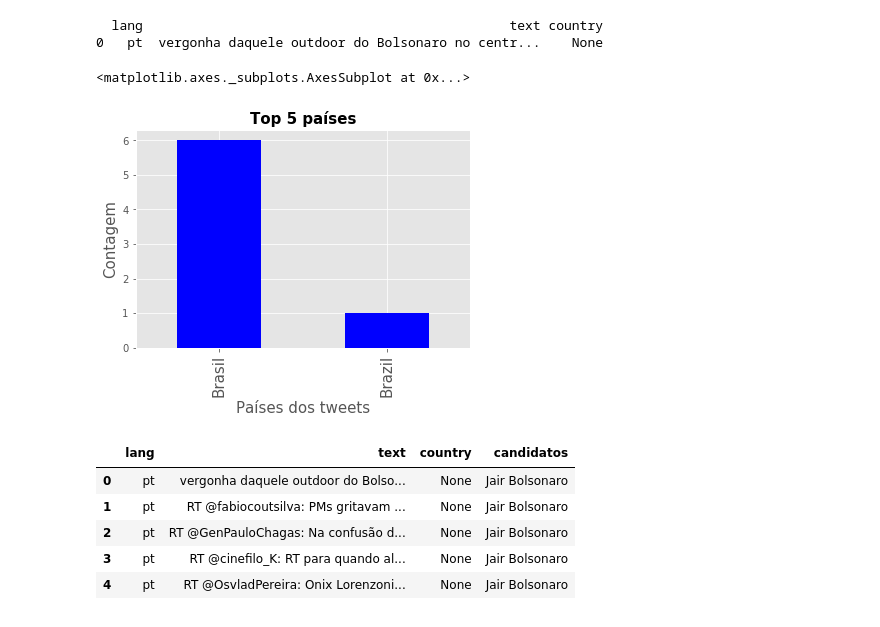
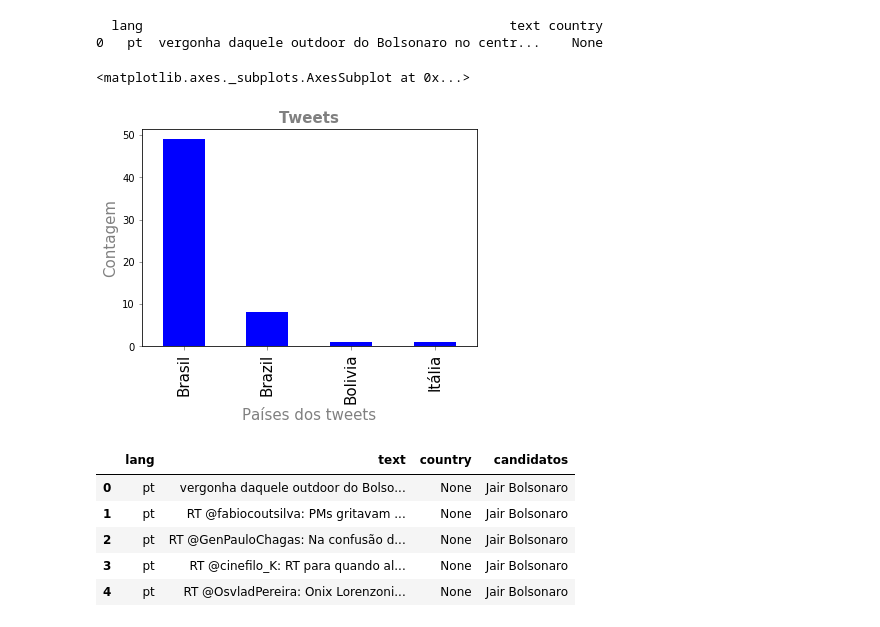
Before and after one commit to joaopaulotm/riwrs, a Jupyter notebook: Eleicoes2018-Streaming.ipynb, the cells around one changed output. Cells and saved outputs as stored; diff of their text form; code cells hidden in the pictures.

```diff
--- a/Eleicoes2018-Streaming.ipynb
+++ b/Eleicoes2018-Streaming.ipynb
@@ -12,13 +12,13 @@ import numpy.random as rnd
 from matplotlib.patches import Ellipse
 # %%
 # setup security
-access_token = ''
-access_token_secret = ''
-consumer_key = ''
-consumer_secret = ''
+access_token = '1013920258065948672-KvcLKXKaxF5Te5KAOqx9V9nQtwNti7'
+access_token_secret = 'NcPQhOShTBn66bgaH7dwVocwqQaMEO6IziqjMQzkSHAfL'
+consumer_key = '4XQCPpNBOgCwSl5cYrdRg3BbC'
+consumer_secret = 'xNi5rOpayDOuJPvR2jkPehJ090uU0h7Ni4npZfhv3e1jT3iElY'
 
 # setup file store
-file = 'D:/Pos-Graduacao2017/RIWRS/tweets_teste.json'
+file = 'D:/Pos-Graduacao2017/RIWRS/tweets_usar.json'
 # %%
 class MyListener(StreamListener):
 
@@ -85,19 +85,18 @@ print(tweets.head(1))
   lang                                               text country
 0   pt  vergonha daquele outdoor do Bolsonaro no centr...    None
 # %%
-#nao utilizar
 tweets_by_country = tweets['country'].value_counts()
 
 fig, ax = plt.subplots()
-ax.tick_params(axis='x', labelsize=15)
-ax.tick_params(axis='y', labelsize=10)
-ax.set_xlabel('Países dos tweets', fontsize=15)
-ax.set_ylabel('Contagem' , fontsize=15)
-ax.set_title('Top 5 países', fontsize=15, fontweight='bold')
-tweets_by_country[:5].plot(ax=ax, kind='bar', color='blue')
+ax.tick_params(axis='x', labelsize=15, color='grey')
+ax.tick_params(axis='y', labelsize=10, color='grey')
+ax.set_xlabel('Países dos tweets', fontsize=15, color='grey')
+ax.set_ylabel('Contagem' , fontsize=15, color='grey')
+ax.set_title('Tweets', fontsize=15, fontweight='bold', color='grey')
+tweets_by_country[:10].plot(ax=ax, kind='bar', color='blue')
 # %% [output]
 <matplotlib.axes._subplots.AxesSubplot at 0x...>
-[figure, old version]
+[figure, new version]
 # %%
 def word_in_text(word, text):
     word = word.lower()
```
Also changed, not shown: parts of 2 cells of this notebook, 4 other files.
